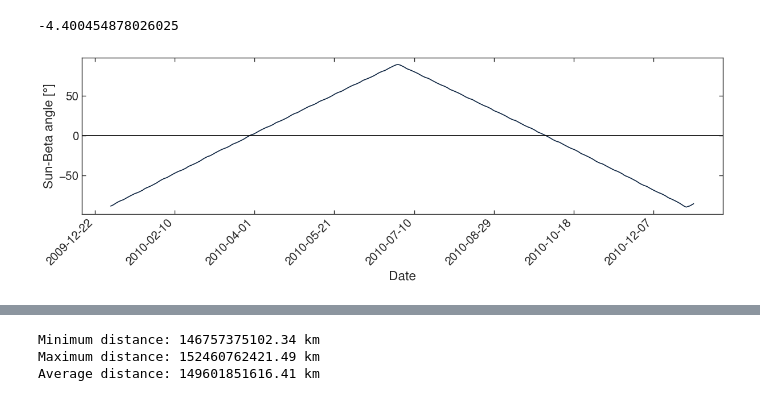
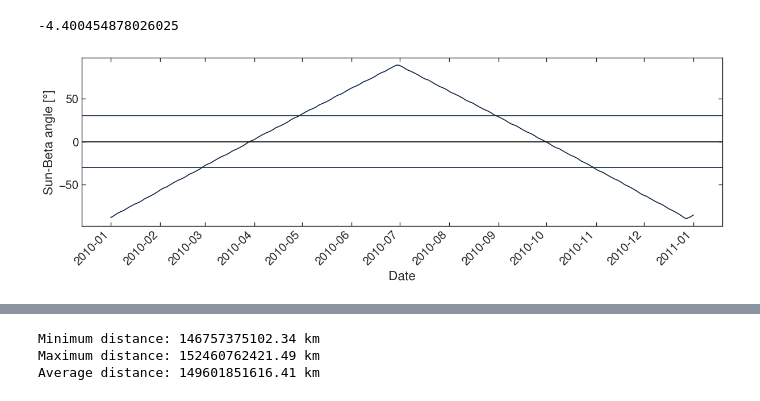
Before and after one commit to DominikStiller/tudelft-hpb-project, a Jupyter notebook: analysis/lro_orbit_geometry.ipynb, the cells around one changed output, grey strips where cells are left out. Drawn from its saved outputs; the diff is of its cells as text; code cells hidden in the pictures.

```diff
--- a/analysis/lro_orbit_geometry.ipynb
+++ b/analysis/lro_orbit_geometry.ipynb
@@ -29,23 +29,25 @@ get_lro_beta_angle(as_et("2011 SEP 30 00:00:00"))
 # %%
 def plot_beta_angle():
     fig, ax = plt.subplots(figsize=(12, 4))
 
     t_start = as_et("2010 JAN 1 00:00:00")
     days = 365
 
     tt = np.linspace(t_start, t_start + days * 24 * 3600, 1000)
     ax.plot(pd.to_datetime([as_utc(t, sec_prec=6) for t in tt]), np.vectorize(get_lro_beta_angle)(tt))
 
     ax.axhline(0, c="black")
+    ax.axhline(-30)
+    ax.axhline(30)
 
     ax.set_xlabel("Date")
     ax.set_ylabel("Sun-Beta angle [°]")
 
     plt.xticks(rotation=45, ha='right')
     ax.set_yticks(np.arange(-90, 91, 30))
 
-    format_plot()
+    format_plot(x_major_locator=matplotlib.dates.MonthLocator(interval=1))
 
 plot_beta_angle()
 # %% [output]
-[figure, old version]
+[figure, new version]
```
Also changed, not shown: parts of 1 cell of this notebook, 5 other files.
